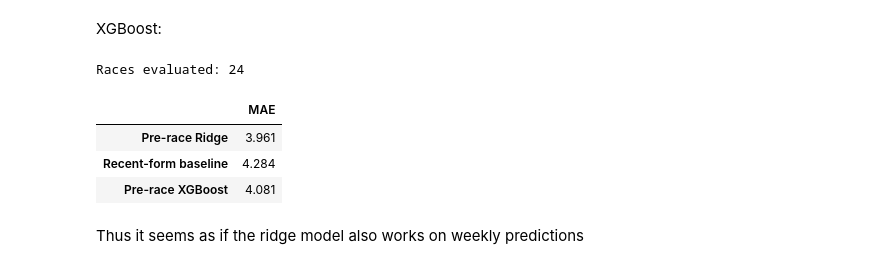
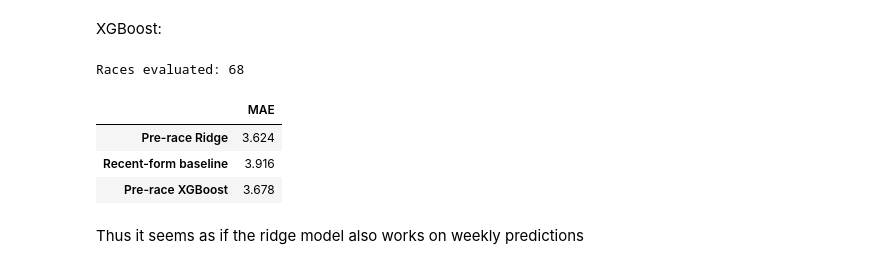
Before and after one commit to ramun-numar/f1-project, a Jupyter notebook: notebooks/analysis.ipynb, the cells around one changed output. Drawn from its saved outputs; the diff is of its cells as text; code cells hidden in the pictures.

```diff
--- a/notebooks/analysis.ipynb
+++ b/notebooks/analysis.ipynb
@@ -1423,7 +1423,7 @@ columns = features.numeric_features + features.categorical_features
 results = []
 
 # evaluate each race separately, including all recorded participants
-evaluation_data = data.loc[data["year"].eq(2025)]
+evaluation_data = data.loc[data["year"].between(2022, 2024)]
 
 for race_id, race in evaluation_data.groupby("raceId"):
     race = race.sort_values("driverId").copy()
@@ -1561,7 +1610,7 @@ xgb_columns = (
 xgb_results = []
 
 for race_id, race in early_data.loc[
-    early_data["year"].eq(2025)
+    early_data["year"].between(2022, 2024)
 ].groupby("raceId"):
     race = race.sort_values("driverId").copy()
     race_date = race["date"].iloc[0]
@@ -1588,36 +1637,36 @@ for race_id, race in early_data.loc[
             reg_lambda=10,
             objective="reg:squarederror",
             random_state=42,
             n_jobs=2,
         )
     )
 
     model.fit(train[xgb_columns], train["finish_fraction"])
 
     # rank all participants before selecting valid evaluation targets
     race["xgb_score"] = model.predict(race[xgb_columns])
     race["xgb_position"] = race["xgb_score"].rank(method="first")
 
     scored = race.loc[race["finish_fraction"].notna()]
 
     xgb_results.append({
         "raceId": race_id,
         "Pre-race XGBoost": (
             scored["xgb_position"] - scored["positionDisplayOrder"]
         ).abs().mean(),
     })
 
 xgb_errors = pd.DataFrame(xgb_results).set_index("raceId")
 
 comparison = early_errors.join(xgb_errors, how="inner")
 
 print("Races evaluated:", len(comparison))
 display(comparison.mean().rename("MAE").to_frame().round(3))
 # %% [output]
-Races evaluated: 24
+Races evaluated: 68
 |  | MAE |
-| Pre-race Ridge | 3.961 |
-| Recent-form baseline | 4.284 |
-| Pre-race XGBoost | 4.081 |
+| Pre-race Ridge | 3.624 |
+| Recent-form baseline | 3.916 |
+| Pre-race XGBoost | 3.678 |
 # %% [markdown]
 Thus it seems as if the ridge model also works on weekly predictions
```
Also changed, not shown: parts of 6 cells of this notebook, 30 other files.
